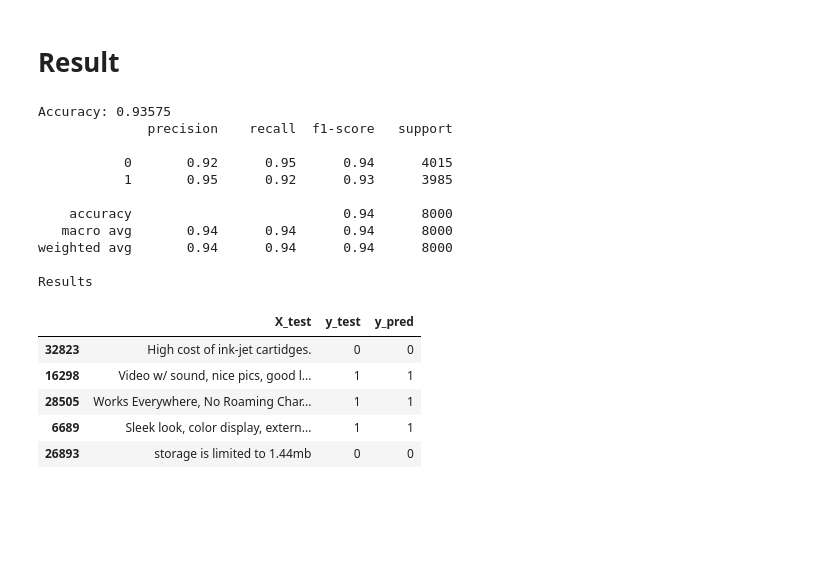
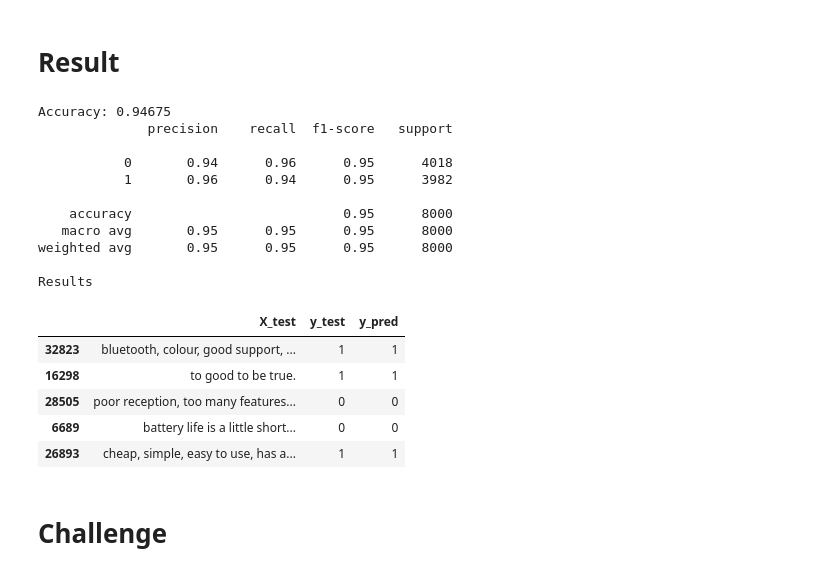
Before and after one commit to Sovichet-Rathanak/sentiment-classification, a Jupyter notebook: notebook/svm_challenge.ipynb, the cells around one changed output. Cells and saved outputs as stored; diff of their text form; code cells hidden in the pictures; blank space fills up the shorter version.

Commit message:
test svm on challenge data

```diff
--- a/notebook/svm_challenge.ipynb
+++ b/notebook/svm_challenge.ipynb
@@ -71,7 +284,23 @@ from sklearn.feature_extraction.text import TfidfVectorizer
 from sklearn.svm import LinearSVC
 from sklearn.model_selection import train_test_split
 from sklearn.metrics import accuracy_score, classification_report
-X = review_df['review']
+from sklearn.compose import ColumnTransformer
+
+features = ['review', 'pos_counts', 'neg_counts', 'no_counts', 'has_exclamation', 'pronoun_counts', 'log2_review', 'sentiment_ratio', 'negation_counts', 'pos_intensifier_counts']
+text_features = 'review'
+numeric_features = [
+    'pos_counts',
+    'neg_counts',
+    'no_counts',
+    'has_exclamation',
+    'pronoun_counts',
+    'log2_review',
+    'sentiment_ratio',
+    'negation_counts',
+    'pos_intensifier_counts',
+]
+
+X = review_df[features]
 y = review_df['label']
 X_train, X_test, y_train, y_test = train_test_split(X, y, test_size=0.2, random_state=42)
 
@@ -80,9 +309,28 @@ print("y_train:\n", y_train)
 print("X_test:\n", X_test)
 print("y_test:\n", y_test)
 
+vectorizer = TfidfVectorizer(
+        ngram_range=(1, 3),
+        max_features=20_000,
+        min_df=3,
+        max_df=0.9,
+)
+
+preprocessor = ColumnTransformer(
+    transformers=[
+        ('text', vectorizer, text_features),
+        ('num', 'passthrough', numeric_features)
+    ]
+)
+
 model = Pipeline([
-    ("tfidf", TfidfVectorizer()),
-    ("svm", LinearSVC())
+    ('preprocess', preprocessor),
+    ('svm', LinearSVC(
+        C=0.2,
+        class_weight="balanced",
+        max_iter=5000
+        )
+    )
 ])
 
 model.fit(X_train, y_train)
@@ -110,31 +376,33 @@ Pipeline(steps=[('tfidf', TfidfVectorizer()), ('svm', LinearSVC())])
 # %%
 y_pred = model.predict(X_test)
 print("Accuracy:", accuracy_score(y_test, y_pred))
 print(classification_report(y_test, y_pred))
 print("Results")
 
 result_df = pd.DataFrame({
-    "X_test": X_test,
+    "X_test": X_test['review'],
     "y_test": y_test,
     "y_pred": y_pred
 })
 
 result_df.head()
 # %% [output]
-Accuracy: 0.93575
+Accuracy: 0.94675
               precision    recall  f1-score   support
 
-           0       0.92      0.95      0.94      4015
-           1       0.95      0.92      0.93      3985
+           0       0.94      0.96      0.95      4018
+           1       0.96      0.94      0.95      3982
 
-    accuracy                           0.94      8000
-   macro avg       0.94      0.94      0.94      8000
-weighted avg       0.94      0.94      0.94      8000
+    accuracy                           0.95      8000
+   macro avg       0.95      0.95      0.95      8000
+weighted avg       0.95      0.95      0.95      8000
 
 Results
 |  | X_test | y_test | y_pred |
-| 32823 | High cost of ink-jet cartidges. | 0 | 0 |
-| 16298 | Video w/ sound, nice pics, good l... | 1 | 1 |
-| 28505 | Works Everywhere, No Roaming Char... | 1 | 1 |
-| 6689 | Sleek look, color display, extern... | 1 | 1 |
-| 26893 | storage is limited to 1.44mb | 0 | 0 |
+| 32823 | bluetooth, colour, good support, ... | 1 | 1 |
+| 16298 | to good to be true. | 1 | 1 |
+| 28505 | poor reception, too many features... | 0 | 0 |
+| 6689 | battery life is a little short... | 0 | 0 |
+| 26893 | cheap, simple, easy to use, has a... | 1 | 1 |
+# %% [markdown]
+# Challenge
```
Also changed, not shown: parts of 30 cells of this notebook, 2 other files.
